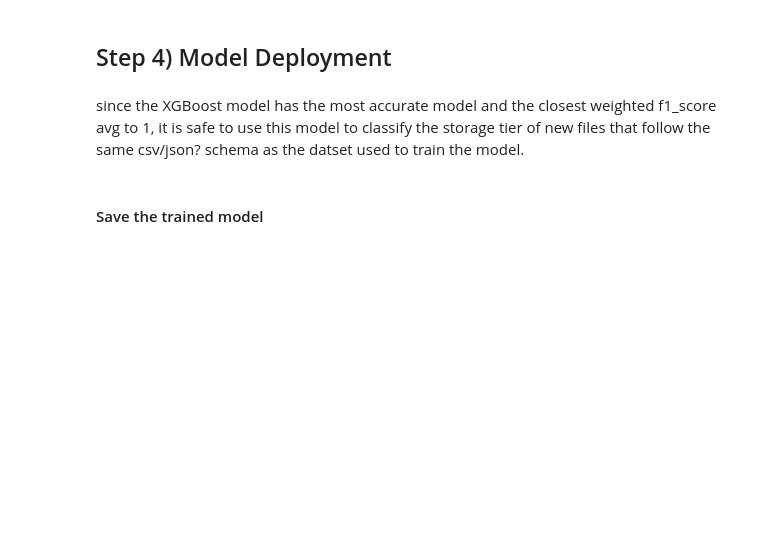
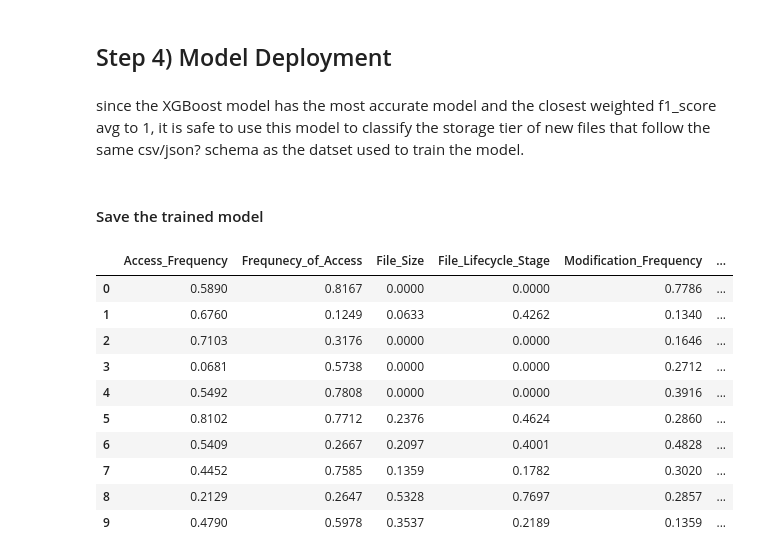
Before and after one commit to qusayqadir/Predictive-Cloud-Storage-Tiering, a Jupyter notebook: src/train-model/storage-tier-modelling.ipynb, the cells around one changed output. Drawn from its saved outputs; the diff is of its cells as text; code cells hidden in the pictures; blank space fills up the shorter version.

```diff
--- a/src/train-model/storage-tier-modelling.ipynb
+++ b/src/train-model/storage-tier-modelling.ipynb
@@ -254,6 +279,8 @@ Storage_Tier_Encoded
 Name: proportion, dtype: float64
 # %% [markdown]
 will use SMOTE (synthetic minority over-sampling technique) before training the models, to handle the class imbalance by generating synthetic samples for the minority classes
+# %%
+df.drop("Z_Score_Access_Frequency", axis=1, inplace=True)
 # %% [markdown]
 ## Step 2) Baseline Model
 # %%
@@ -272,7 +299,7 @@ from collections import Counter
 
 import ipywidgets as widgets
 # %%
-# df = df.drop('File_ID',axis = 1)
+df = df.drop('File_ID',axis = 1)
 # %%
 
 print(df.head(n=5))
@@ -520 +561,15 @@ with open("../xgboost-model/xgboost_model.pkl","wb") as file:
     pickle.dump(xgboost_model, file)
+# %%
+df.head(n=10)
+# %% [output]
+|  | Access_Frequency | Frequnecy_of_Access | File_Size | File_Lifecycle_Stage | Modification_Frequency | ... |
+| 0 | 0.5890 | 0.8167 | 0.0000 | 0.0000 | 0.7786 | ... |
+| 1 | 0.6760 | 0.1249 | 0.0633 | 0.4262 | 0.1340 | ... |
+| 2 | 0.7103 | 0.3176 | 0.0000 | 0.0000 | 0.1646 | ... |
+| 3 | 0.0681 | 0.5738 | 0.0000 | 0.0000 | 0.2712 | ... |
+| 4 | 0.5492 | 0.7808 | 0.0000 | 0.0000 | 0.3916 | ... |
+| 5 | 0.8102 | 0.7712 | 0.2376 | 0.4624 | 0.2860 | ... |
+| 6 | 0.5409 | 0.2667 | 0.2097 | 0.4001 | 0.4828 | ... |
+| 7 | 0.4452 | 0.7585 | 0.1359 | 0.1782 | 0.3020 | ... |
+| 8 | 0.2129 | 0.2647 | 0.5328 | 0.7697 | 0.2857 | ... |
+| 9 | 0.4790 | 0.5978 | 0.3537 | 0.2189 | 0.1359 | ... |
```
Also changed, not shown: parts of 11 cells of this notebook, 15 other files.
